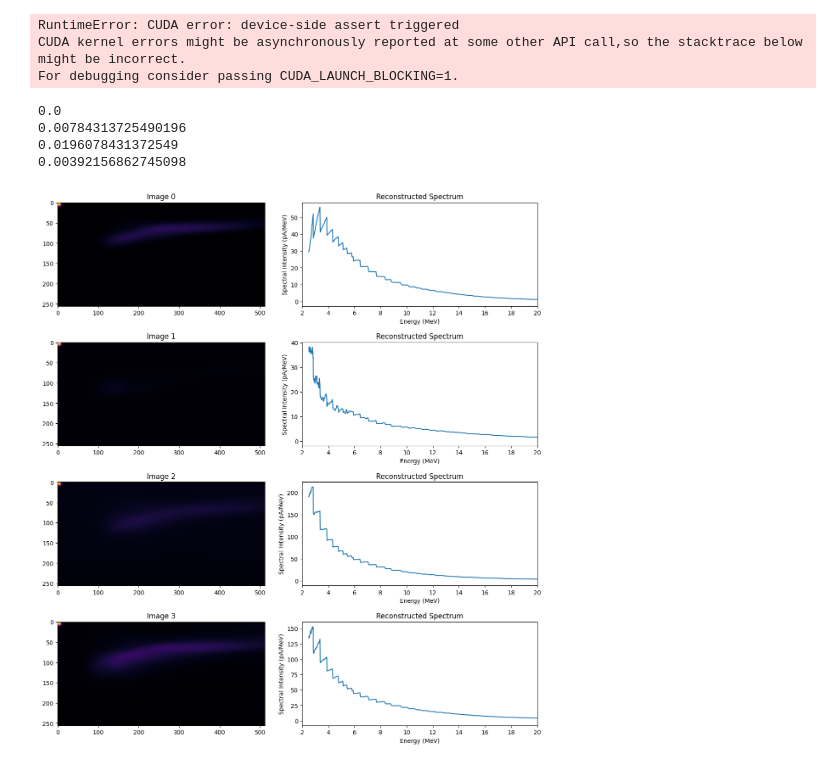
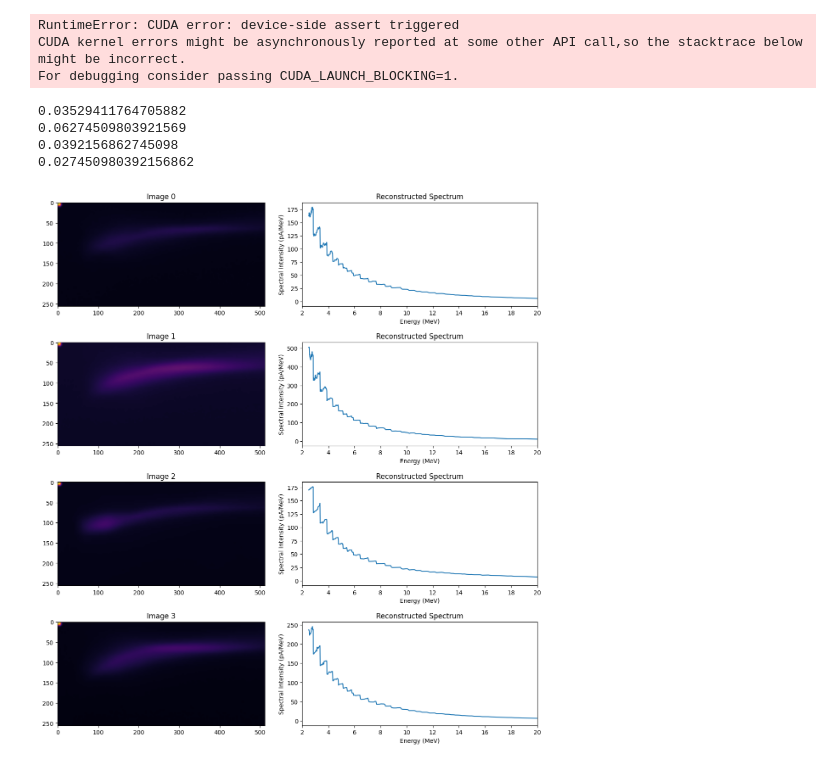
Before and after one commit to Jechmate/diffAE-elibeams, a Jupyter notebook: sample.ipynb, the cells around one changed output. Drawn from its saved outputs; the diff is of its cells as text; code cells hidden in the pictures.

Commit message:
Less noisesteps speedup fixed

```diff
--- a/sample.ipynb
+++ b/sample.ipynb
@@ -56,38 +56,38 @@ from src.utils import plot_images, plot_images_from_dir, plot_image_pairs
 # 32, 4, 15 - very dark
 # 23, 25, 20 - bright, noisy
 # 32, 15, 10 - multiple clusters
 # 15, 15, 20 - thin line
 # 19, 15, 20 - thicker line, more up and bent
 # 25, 15, 20 - blob on the left, vague line from it, noisy
 # 25, 15, 40 - crazy bright smudge
 n = 4
 device = "cuda:0"
-E = 19
+E = 23
 P = 15
 ms = 20
 
 ns = 700
 
 model = UNet_conditional(img_width=128, img_height=64, feat_num=3, device=device).to(device)
 ckpt = torch.load("models/transfer_withgain_512/ema_ckpt.pt", map_location=device)
 model.load_state_dict(ckpt)
-sampler = SpacedDiffusion(beta_start=1e-4, beta_end=0.02, noise_steps=ns, section_counts=f'ddim{ns}', img_height=64, img_width=128, device=device, rescale_timesteps=False)
+sampler = SpacedDiffusion(beta_start=1e-4, beta_end=0.02, noise_steps=ns, section_counts=[10], img_height=64, img_width=128, device=device, rescale_timesteps=False)
 
 # noise_steps: 278 - grey image, 279 - black image
 
 y = torch.Tensor([E,P,ms]).to(device).float().unsqueeze(0) # parameter vector
-x = sampler.ddim_sample_loop(model=model, y=y, cfg_scale=0, device=device, eta=1, n=n)
+x = sampler.ddim_sample_loop(model=model, y=y, cfg_scale=3, device=device, eta=1, n=n)
 plot_image_pairs(x, xlim=[2,20], acquisition_time_ms=ms, electron_pointing_pixel=62)
 
 # betas=
 # model_mean_type=ModelMeanType.eps
 # model_var_type="fixed_large"
 # loss_type=mse
 # rescale_timesteps=False
 # use_timesteps=space_timesteps(num_timesteps=self.T=1000,section_counts=f'ddim{T}')
 # %% [output]
-0.0
-0.00784313725490196
-0.0196078431372549
-0.00392156862745098
+0.03529411764705882
+0.06274509803921569
+0.0392156862745098
+0.027450980392156862
-[figure, old version]
+[figure, new version]
```
Also changed, not shown: 1 other file.
